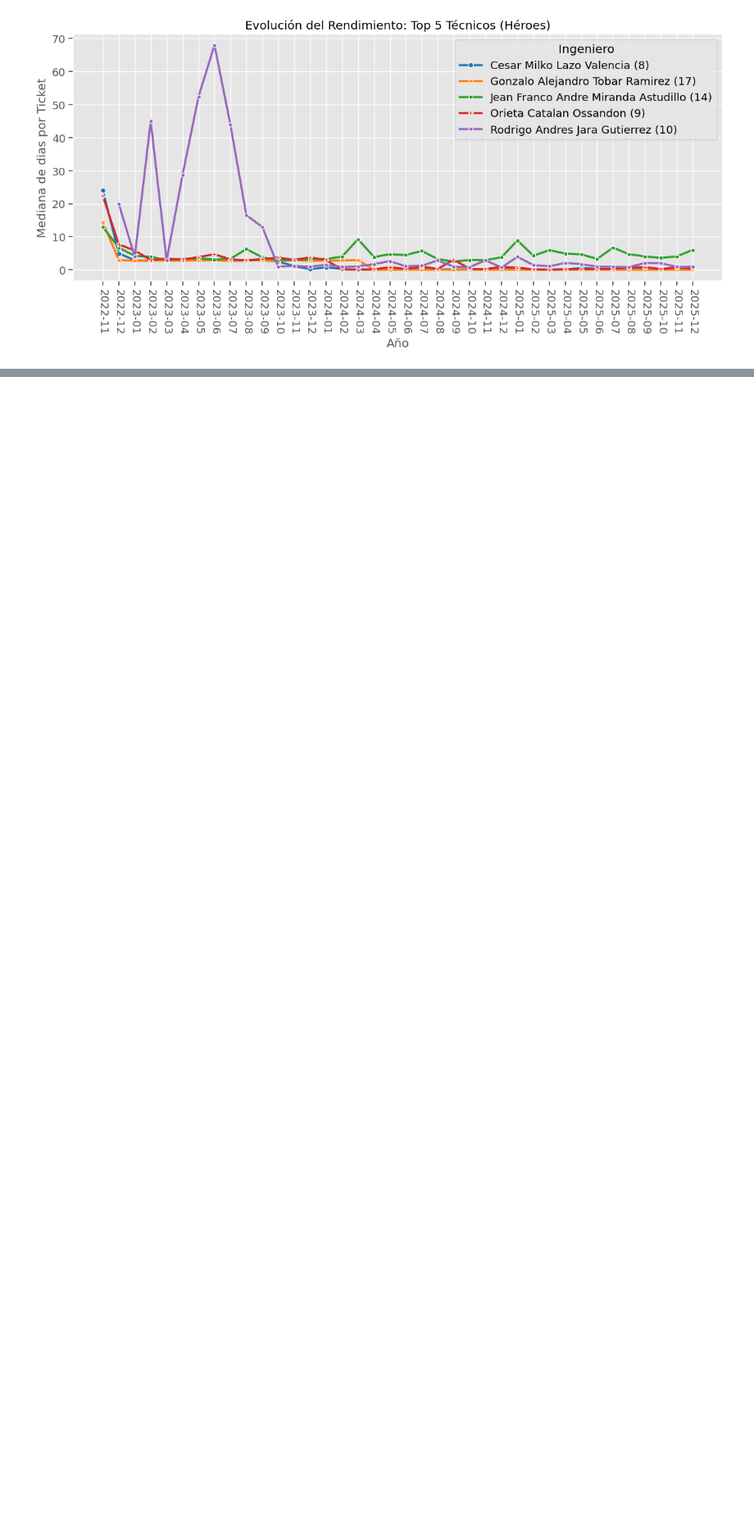
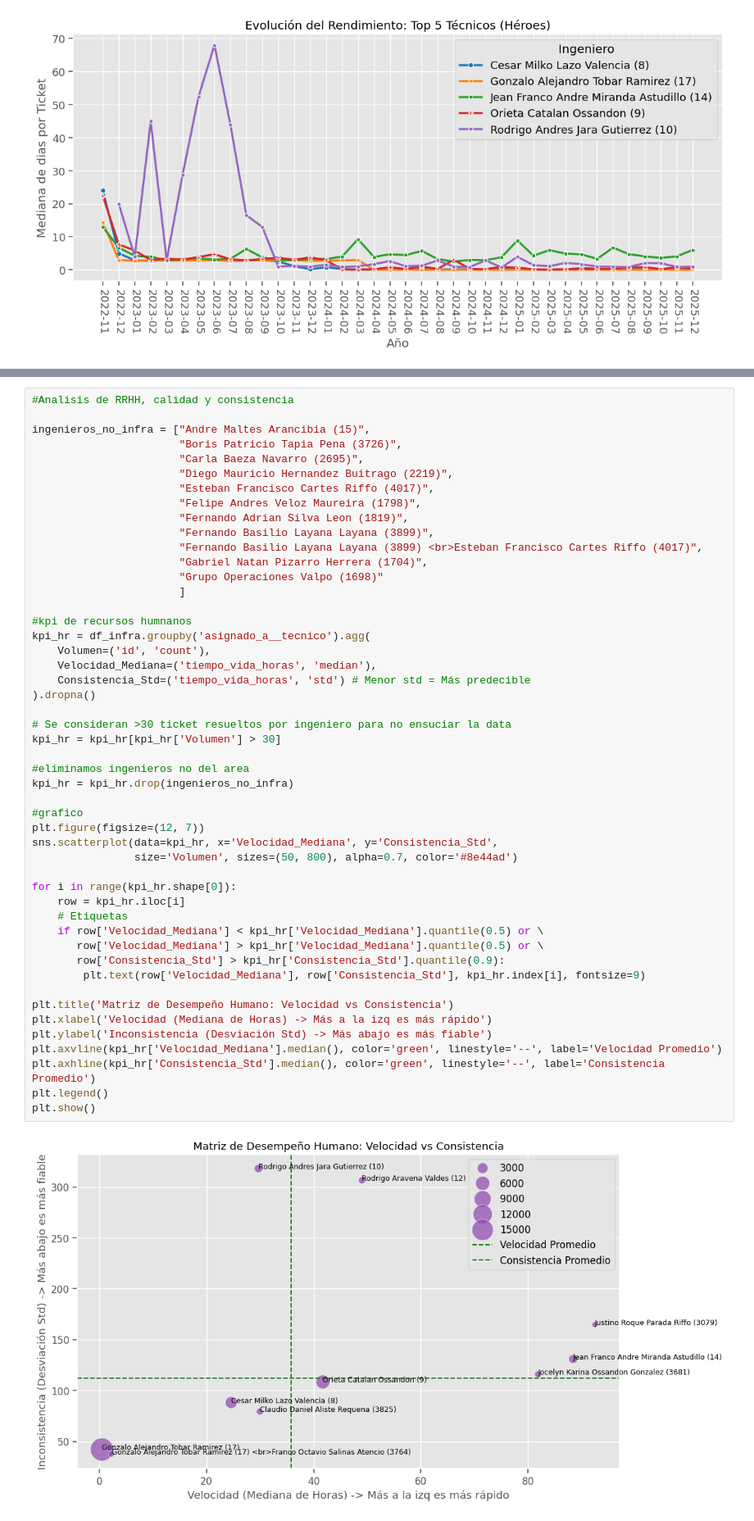
Before and after one commit to NicoFuentese/historical-analysis-management-tickets, a Jupyter notebook: notebooks/3.1-EDA_Infraestructura-TI.ipynb, the cells around one changed output, grey strips where cells are left out. Shown at 82% size. Drawn from its saved outputs; the diff is of its cells as text; blank space fills up the shorter version.

```diff
--- a/notebooks/3.1-EDA_Infraestructura-TI.ipynb
+++ b/notebooks/3.1-EDA_Infraestructura-TI.ipynb
@@ -436,0 +538,51 @@ plt.show()
+# %%
+#Analisis de RRHH, calidad y consistencia
+
+ingenieros_no_infra = ["Andre Maltes Arancibia (15)",
+                       "Boris Patricio Tapia Pena (3726)",
+                       "Carla Baeza Navarro (2695)",
+                       "Diego Mauricio Hernandez Buitrago (2219)",
+                       "Esteban Francisco Cartes Riffo (4017)",
+                       "Felipe Andres Veloz Maureira (1798)",
+                       "Fernando Adrian Silva Leon (1819)",
+                       "Fernando Basilio Layana Layana (3899)",
+                       "Fernando Basilio Layana Layana (3899) <br>Esteban Francisco Cartes Riffo (4017)",
+                       "Gabriel Natan Pizarro Herrera (1704)",
+                       "Grupo Operaciones Valpo (1698)"
+                       ]
+
+#kpi de recursos humnanos
+kpi_hr = df_infra.groupby('asignado_a__tecnico').agg(
+    Volumen=('id', 'count'),
+    Velocidad_Mediana=('tiempo_vida_horas', 'median'),
+    Consistencia_Std=('tiempo_vida_horas', 'std') # Menor std = Más predecible
+).dropna()
+
+# Se consideran >30 ticket resueltos por ingeniero para no ensuciar la data
+kpi_hr = kpi_hr[kpi_hr['Volumen'] > 30]
+
+#eliminamos ingenieros no del area
+kpi_hr = kpi_hr.drop(ingenieros_no_infra)
+
+#grafico
+plt.figure(figsize=(12, 7))
+sns.scatterplot(data=kpi_hr, x='Velocidad_Mediana', y='Consistencia_Std',
+                size='Volumen', sizes=(50, 800), alpha=0.7, color='#8e44ad')
+
+for i in range(kpi_hr.shape[0]):
+    row = kpi_hr.iloc[i]
+    # Etiquetas
+    if row['Velocidad_Mediana'] < kpi_hr['Velocidad_Mediana'].quantile(0.5) or \
+       row['Velocidad_Mediana'] > kpi_hr['Velocidad_Mediana'].quantile(0.5) or \
+       row['Consistencia_Std'] > kpi_hr['Consistencia_Std'].quantile(0.9):
+        plt.text(row['Velocidad_Mediana'], row['Consistencia_Std'], kpi_hr.index[i], fontsize=9)
+
+plt.title('Matriz de Desempeño Humano: Velocidad vs Consistencia')
+plt.xlabel('Velocidad (Mediana de Horas) -> Más a la izq es más rápido')
+plt.ylabel('Inconsistencia (Desviación Std) -> Más abajo es más fiable')
+plt.axvline(kpi_hr['Velocidad_Mediana'].median(), color='green', linestyle='--', label='Velocidad Promedio')
+plt.axhline(kpi_hr['Consistencia_Std'].median(), color='green', linestyle='--', label='Consistencia Promedio')
+plt.legend()
+plt.show()
+# %% [output]
+[figure, added]
```
Also changed, not shown: parts of 19 cells of this notebook, 2 other files.
